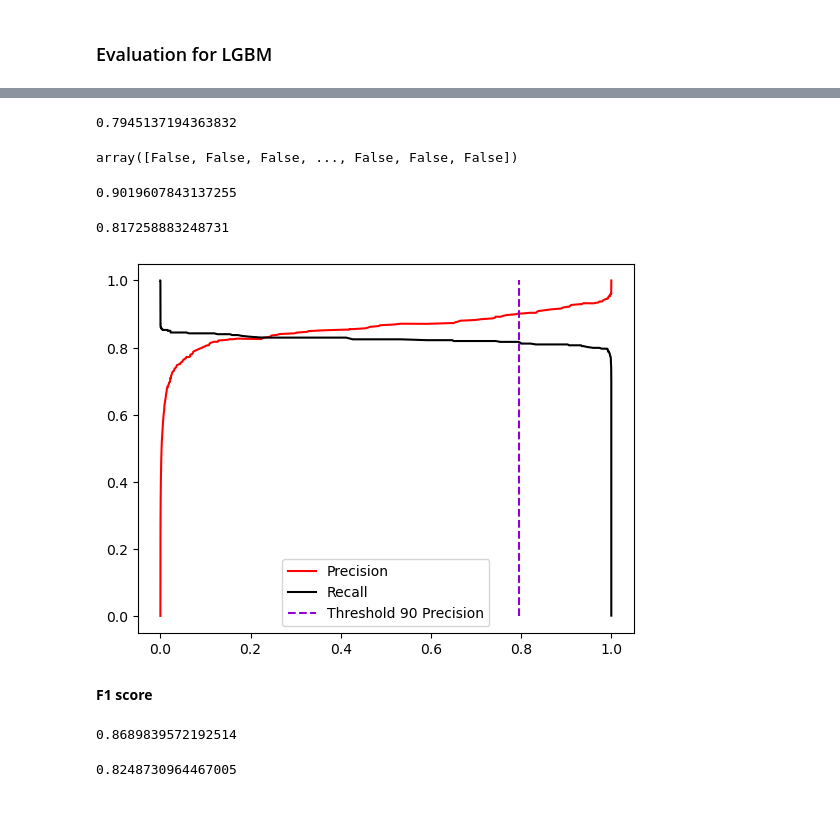
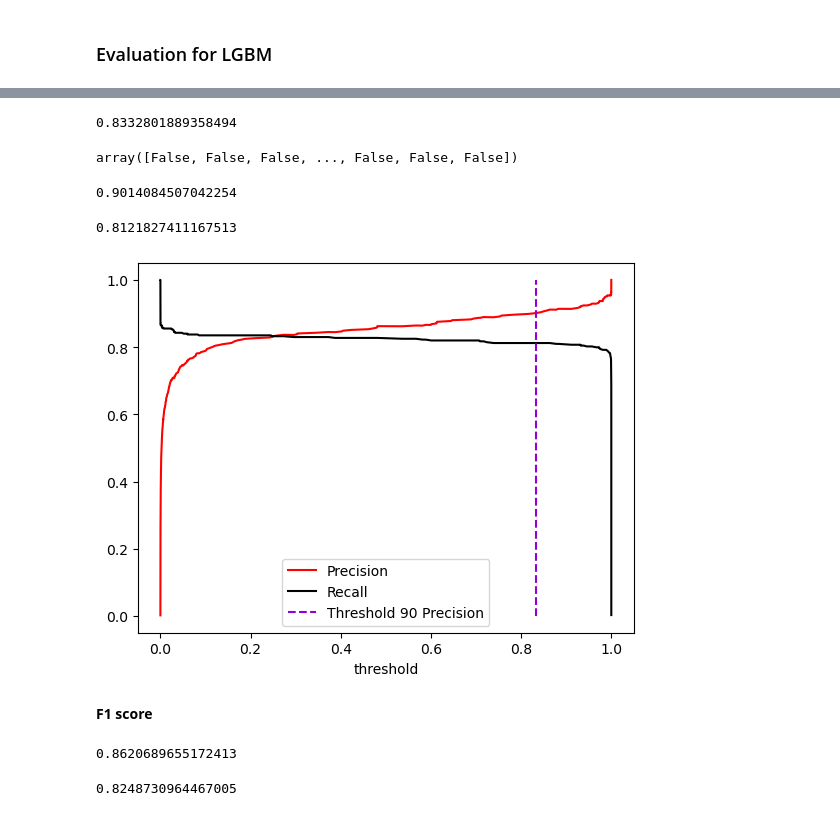
Before and after one commit to mjavadzare/credit-card-fraud-detection, a Jupyter notebook: notebooks/model-training.ipynb, the cells around one changed output, grey strips where cells are left out. Drawn from its saved outputs; the diff is of its cells as text; code cells hidden in the pictures.

```diff
--- a/notebooks/model-training.ipynb
+++ b/notebooks/model-training.ipynb
@@ -469,6 +469,7 @@ lgbm_pipeline = imbPipeline([
         data_sample_strategy='goss',
         random_state=10,
         n_jobs=-1,
+        force_col_wise=True,
         verbose=-1
     ))
 ])
@@ -543,7 +544,7 @@ plt.show()
 threshold_90_precision = thresholds[(precision >= 0.90).argmax()]
 threshold_90_precision
 # %% [output]
-0.7945137194363832
+0.8332801889358494
 # %%
 y_pred_90_precision = (y_scores_lgbm_fraud >= threshold_90_precision)
 y_pred_90_precision
@@ -552,23 +553,23 @@ array([False, False, False, ..., False, False, False])
 # %%
 precision_score(y_train, y_pred_90_precision)
 # %% [output]
-0.9019607843137255
+0.9014084507042254
 # %%
 recall_score(y_train, y_pred_90_precision)
 # %% [output]
-0.817258883248731
+0.8121827411167513
 # %%
 fig, ax = plt.subplots()
 
 ax.plot(thresholds, precision[:-1], color='red', label='Precision')
 ax.plot(thresholds, recall[:-1], color='black', label='Recall')
-
+plt.xlabel('threshold')
 ax.plot([threshold_90_precision, threshold_90_precision], [0,1],
         color='darkviolet', ls='--', label='Threshold 90 Precision')
 ax.legend()
 plt.show()
 # %% [output]
-[figure, old version]
+[figure, new version]
 # %%
 from sklearn.metrics import precision_score, recall_score, f1_score
 # %% [markdown]
@@ -579,7 +580,7 @@ y_pred = (y_scores_lgbm[:, 1] > 0.5).astype(int)
 # %%
 precision_score(y_train, y_pred)
 # %% [output]
-0.8689839572192514
+0.8620689655172413
 # %%
 recall_score(y_train, y_pred)
 # %% [output]
```
Also changed, not shown: parts of 51 cells of this notebook, 27 other files.
